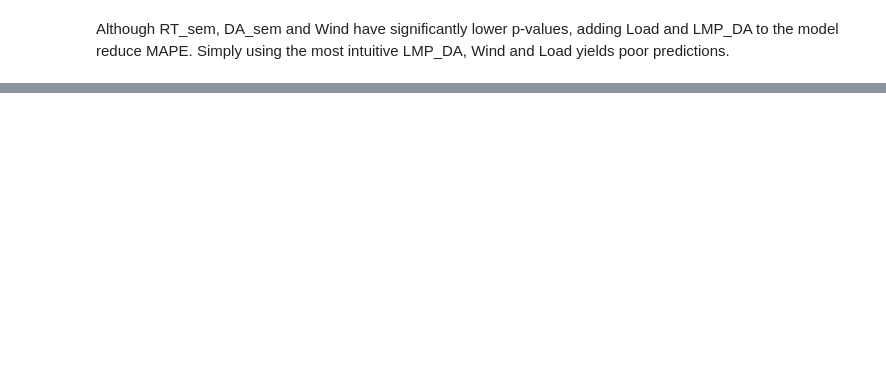
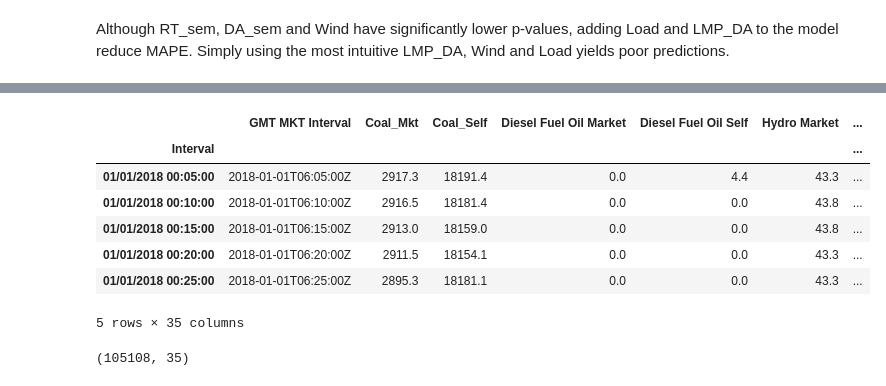
Before and after one commit to felipeascouto/energy, a Jupyter notebook: research_p2.ipynb, the cells around one changed output, grey strips where cells are left out. Saved outputs shown, nothing was run; the diff lists cells and outputs as text; code cells hidden in the pictures; blank space fills up the shorter version.

```diff
--- a/research_p2.ipynb
+++ b/research_p2.ipynb
@@ -780,0 +791,16 @@ print('5 predictors\' MAPE: {}'.format(PE_5_array.mean()))
+# %%
+DART_gen_2018 = DART_gen_2018.rename(columns={'Minute of Day':'Minute'})
+DART_gen_2018.head()
+# %% [output]
+|  | GMT MKT Interval | Coal_Mkt | Coal_Self | Diesel Fuel Oil Market | Diesel Fuel Oil Self | Hydro Market | ... |
+| Interval |  |  |  |  |  |  | ... |
+| 01/01/2018 00:05:00 | 2018-01-01T06:05:00Z | 2917.3 | 18191.4 | 0.0 | 4.4 | 43.3 | ... |
+| 01/01/2018 00:10:00 | 2018-01-01T06:10:00Z | 2916.5 | 18181.4 | 0.0 | 0.0 | 43.8 | ... |
+| 01/01/2018 00:15:00 | 2018-01-01T06:15:00Z | 2913.0 | 18159.0 | 0.0 | 0.0 | 43.8 | ... |
+| 01/01/2018 00:20:00 | 2018-01-01T06:20:00Z | 2911.5 | 18154.1 | 0.0 | 0.0 | 43.3 | ... |
+| 01/01/2018 00:25:00 | 2018-01-01T06:25:00Z | 2895.3 | 18181.1 | 0.0 | 0.0 | 43.3 | ... |
+5 rows × 35 columns
+# %%
+DART_gen_2018.shape
+# %% [output]
+(105108, 35)
```
Also changed, not shown: parts of 12 cells of this notebook.
